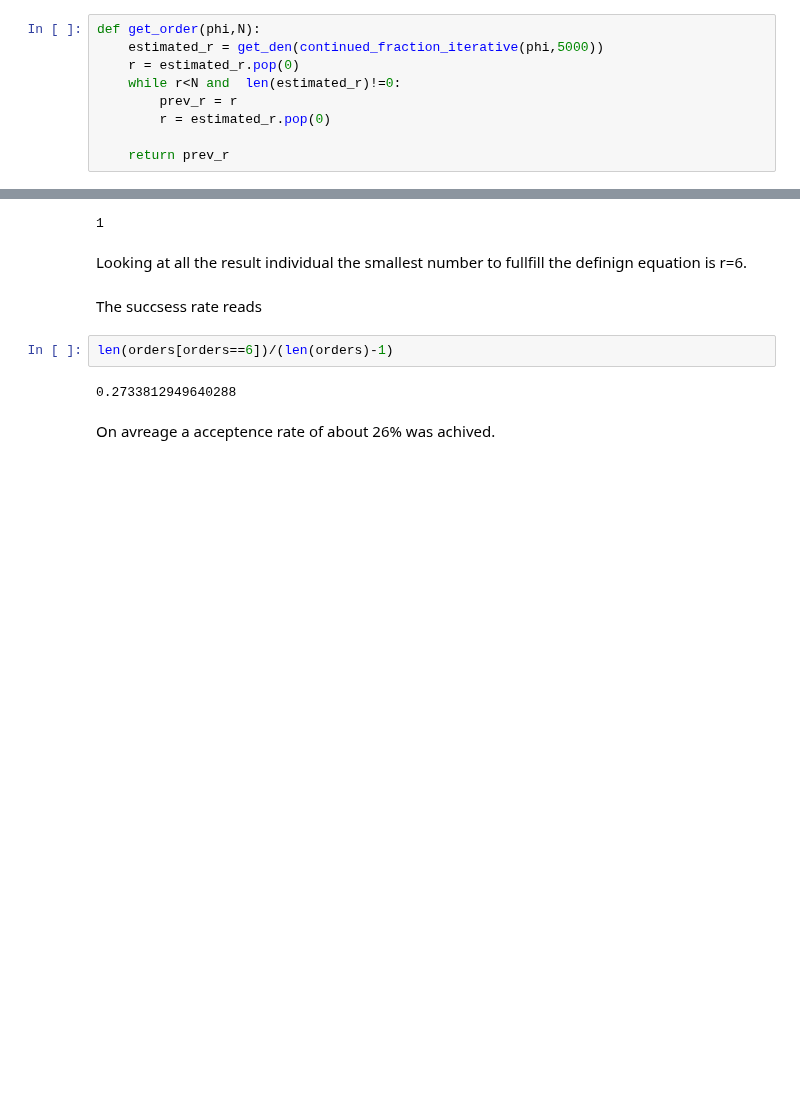
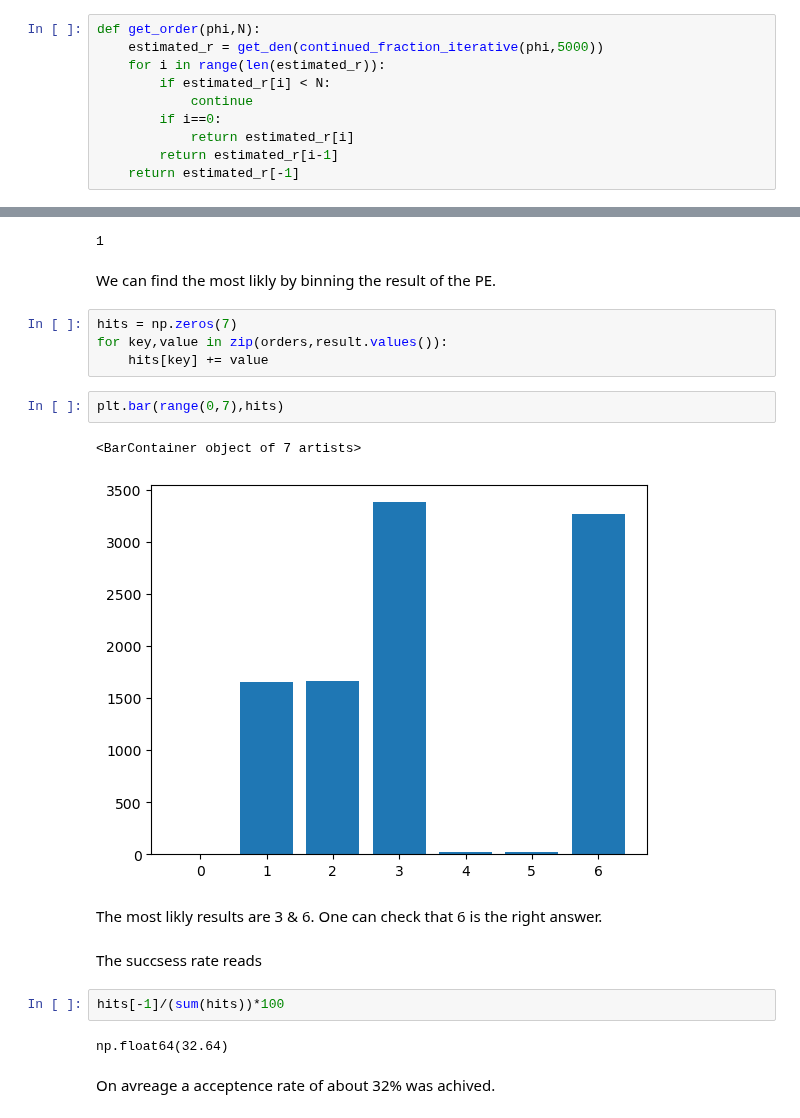
Before and after one commit to BenediktAuer/QC, a Jupyter notebook: Sheet 11/test2.ipynb, the cells around one changed output, grey strips where cells are left out. Saved outputs shown, nothing was run; the diff lists cells and outputs as text; blank space fills up the shorter version.

```diff
--- a/Sheet 11/test2.ipynb
+++ b/Sheet 11/test2.ipynb
@@ -378,12 +379,13 @@ def get_den(cont_frac):
 # %%
 def get_order(phi,N):
     estimated_r = get_den(continued_fraction_iterative(phi,5000))
-    r = estimated_r.pop(0)
-    while r<N and  len(estimated_r)!=0:
-        prev_r = r
-        r = estimated_r.pop(0)
-
-    return prev_r
+    for i in range(len(estimated_r)):
+        if estimated_r[i] < N:
+            continue
+        if i==0:
+            return estimated_r[i]
+        return estimated_r[i-1]
+    return estimated_r[-1]
 # %%
 orders = []
 for i in result:
@@ -415,13 +416,24 @@ One can easily check that $r=60$ fullfilth the defining equation $m^r \textrm{ m
 (3**60) %7
 # %% [output]
 1
-# %% [markdown]
-Looking at all the result individual the smallest number to fullfill the definign equation is r=6.
+# %% [markdown]
+We can find the most likly by binning the result of the PE.
+# %%
+hits = np.zeros(7)
+for key,value in zip(orders,result.values()):
+    hits[key] += value
+# %%
+plt.bar(range(0,7),hits)
+# %% [output]
+<BarContainer object of 7 artists>
+[figure, added]
+# %% [markdown]
+The most likly results are 3 & 6. One can check that 6 is the right answer.
 # %% [markdown]
 The succsess rate reads
-# %%
-len(orders[orders==6])/(len(orders)-1)
-# %% [output]
-0.2733812949640288
+# %%
+hits[-1]/(sum(hits))*100
+# %% [output]
+np.float64(32.64)
 # %% [markdown]
-On avreage a acceptence rate of about 26% was achived.
+On avreage a acceptence rate of about 32% was achived.
```
Also changed, not shown: parts of 6 cells of this notebook.
